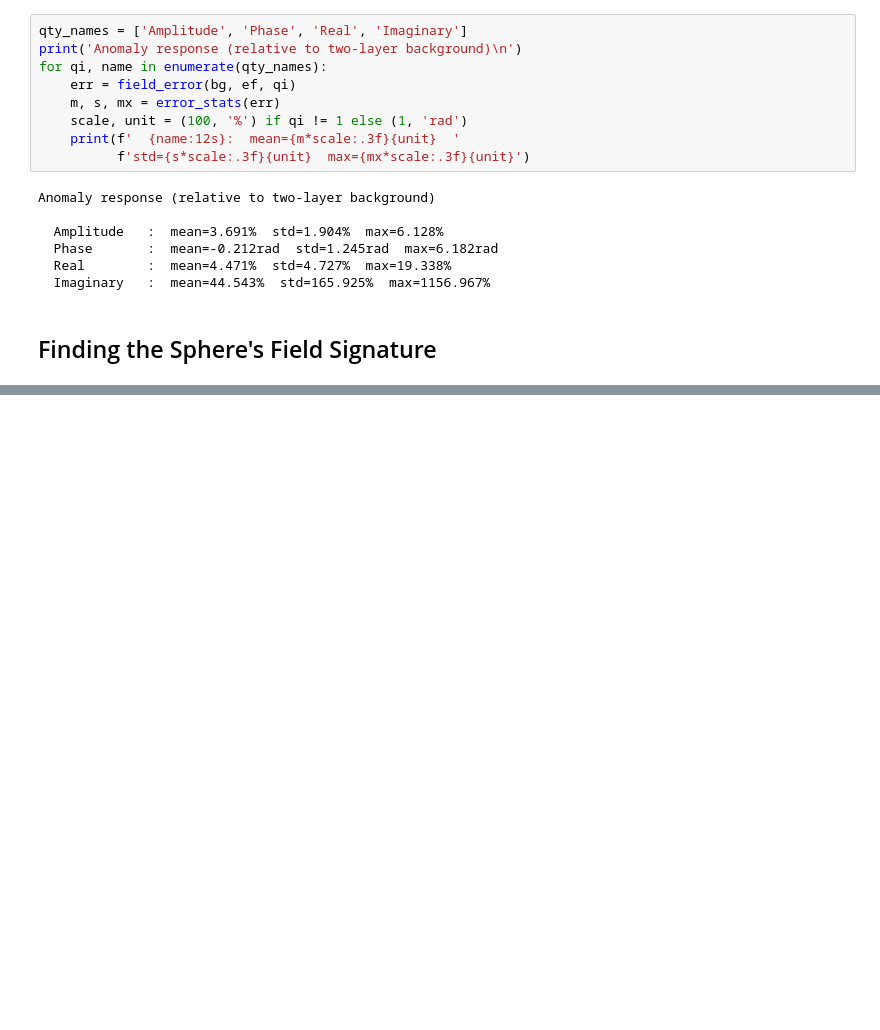
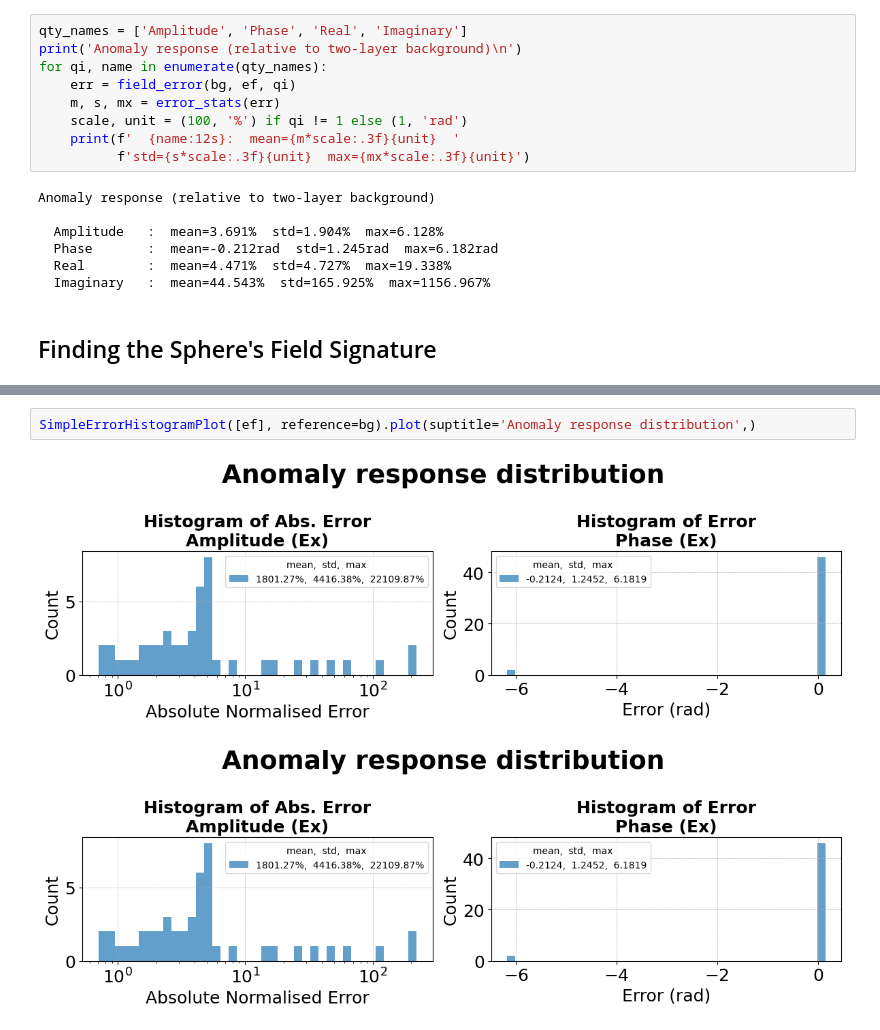
Before and after one commit to emsig/elfe3D_GPR, a Jupyter notebook: examples/04_anomalous_earth/anomaly_sphere.ipynb, the cells around one changed output, grey strips where cells are left out. Cells and saved outputs as stored; diff of their text form; blank space fills up the shorter version.

```diff
--- a/examples/04_anomalous_earth/anomaly_sphere.ipynb
+++ b/examples/04_anomalous_earth/anomaly_sphere.ipynb
@@ -271,0 +276,5 @@ ReceiverLineErrorPlot([ef], reference=tl).plot(suptitle="Difference in Electric
+# %%
+SimpleErrorHistogramPlot([ef], reference=bg).plot(suptitle='Anomaly response distribution',)
+# %% [output]
+[figure, added]
+[figure, added]
```
Also changed, not shown: parts of 6 cells of this notebook, 6 other files.
